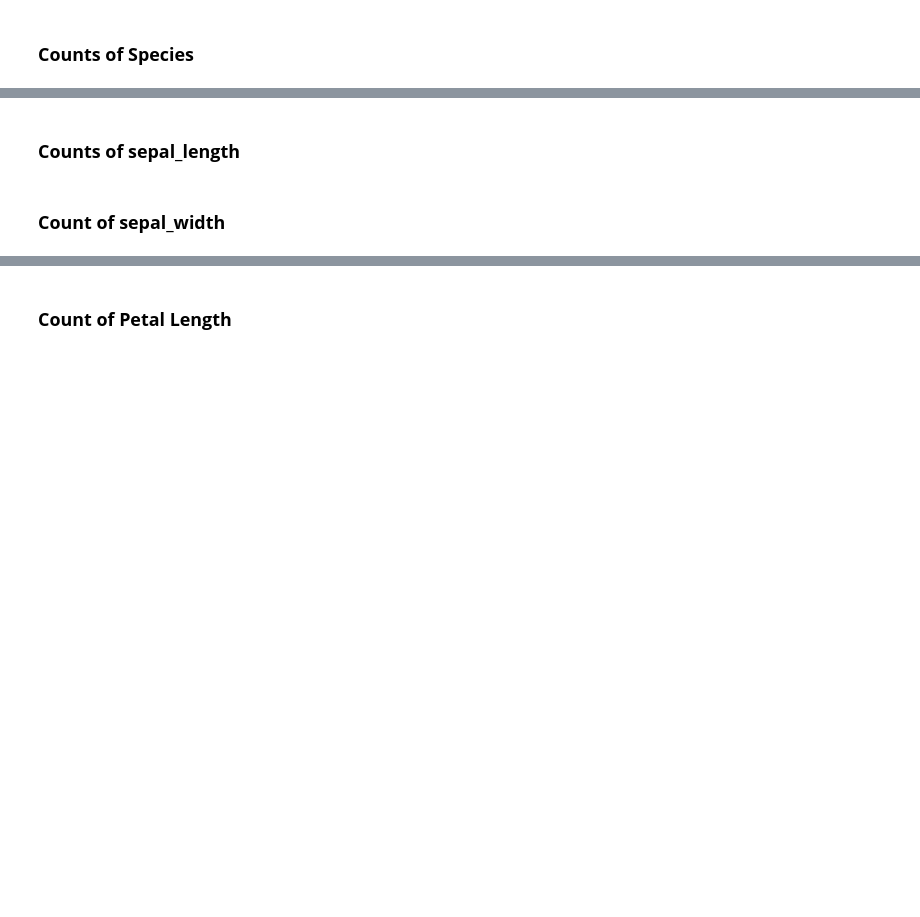
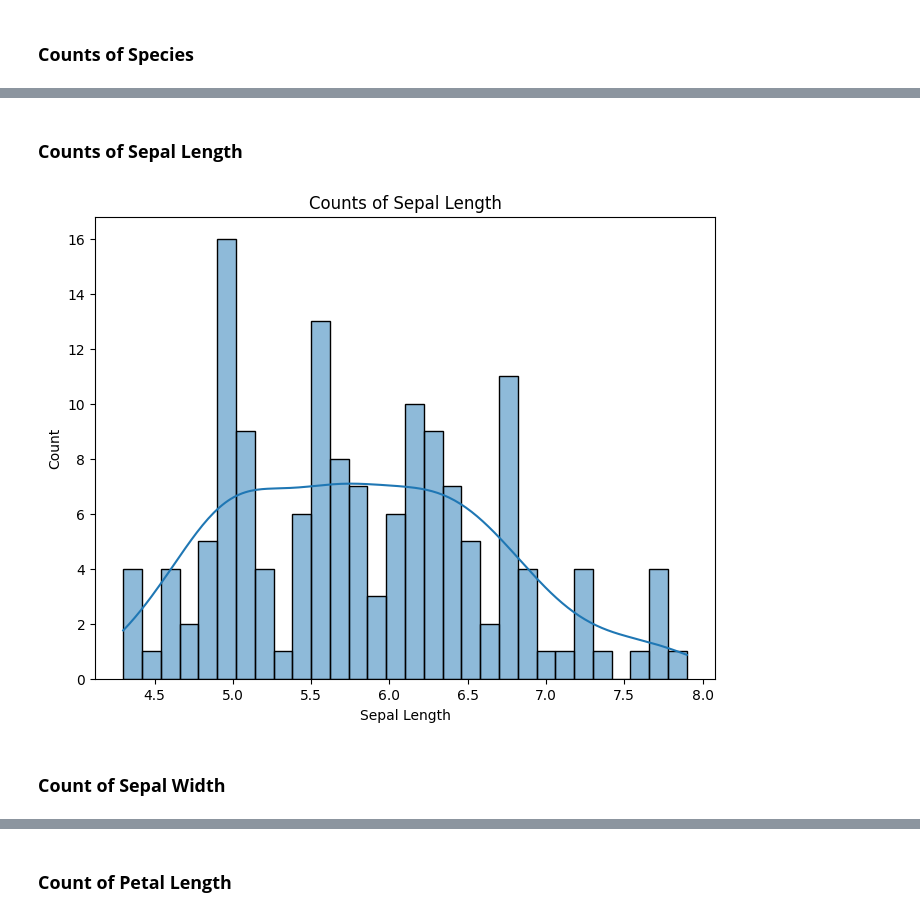
Before and after one commit to IrtizaZaidi356/CODSOFT, a Jupyter notebook: task3_IRIS_Flower_classification.ipynb, the cells around one changed output, grey strips where cells are left out. Saved outputs shown, nothing was run; the diff lists cells and outputs as text; code cells hidden in the pictures; blank space fills up the shorter version.

```diff
--- a/task3_IRIS_Flower_classification.ipynb
+++ b/task3_IRIS_Flower_classification.ipynb
@@ -57,13 +100,15 @@ plt.show()
 # %% [markdown]
-### **Counts of sepal_length**
+### **Counts of Sepal Length**
 # %%
-
+# Counts of sepal length
 plt.figure(figsize=(8, 6))
 sns.histplot(data= di, x='sepal_length', bins=30, kde=True)
-plt.title('Counts of sepal_length')
-plt.xlabel('sepal_length')
+plt.title('Counts of Sepal Length')
+plt.xlabel('Sepal Length')
 plt.ylabel('Count')
 plt.show()
+# %% [output]
+[figure, added]
 # %% [markdown]
-### **Count of sepal_width**
+### **Count of Sepal Width**
 # %%
```
Also changed, not shown: parts of 60 cells of this notebook, 1 other file.
